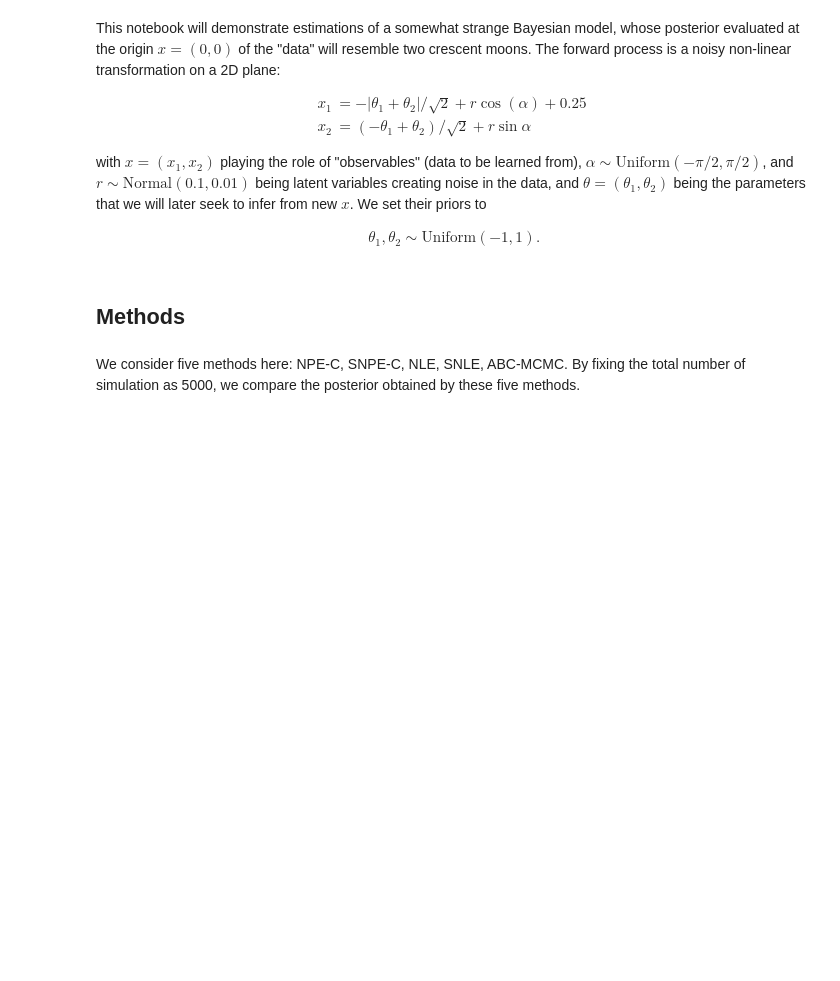
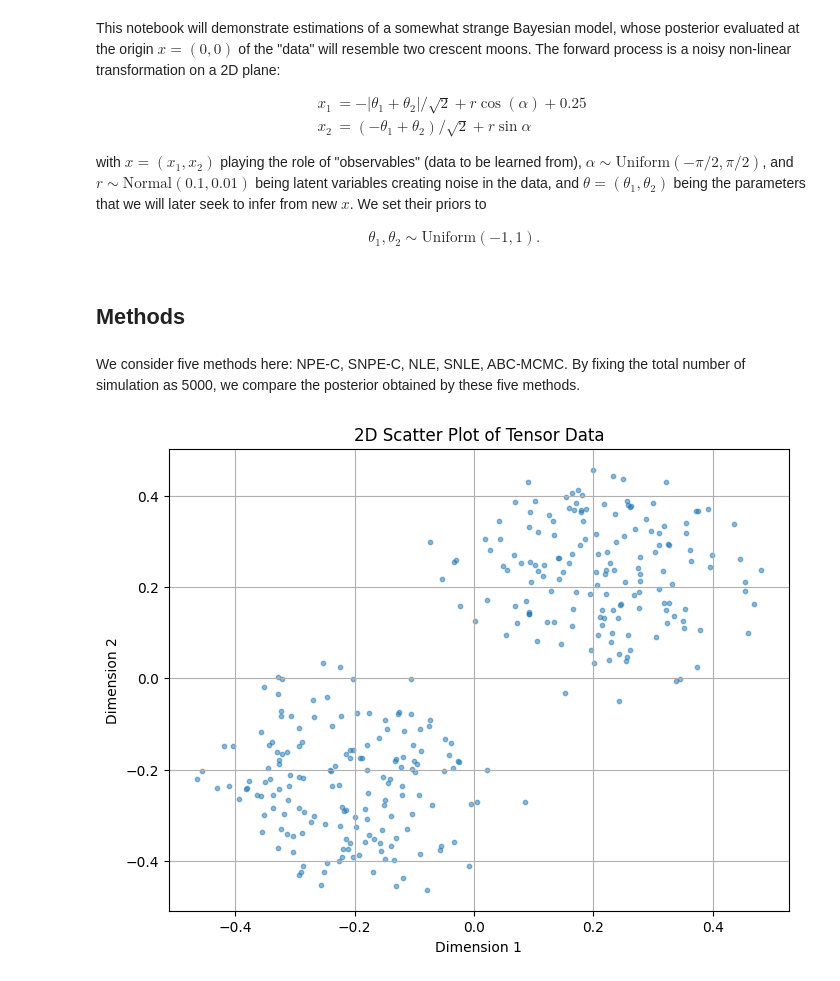
Before and after one commit to haochu-liu/likelihood-free, a Jupyter notebook: python/two_moon.ipynb, the cells around one changed output. Drawn from its saved outputs; the diff is of its cells as text; code cells hidden in the pictures; blank space fills up the shorter version.

Commit message:
two moons ipynb

```diff
--- a/python/two_moon.ipynb
+++ b/python/two_moon.ipynb
@@ -37,16 +54,44 @@ We consider five methods here: NPE-C, SNPE-C, NLE, SNLE, ABC-MCMC. By fixing the
 # %%
 def load_post_data(method_str, simulation_budget_str, dir_prefix=""):
-    d = defaultdict(dict)
-    d["post_samples"] = defaultdict(dict)
+    d = []
+    MMD_list = []
 
-    for seed in config.seeds:
-        d["post_samples"][simulation_budget_str][seed] = np.loadtxt(
+    for i in range(len(config.seeds)):
+        seed = config.seeds[i]
+        post_matrix = np.loadtxt(
             f"../output/two_moons/{dir_prefix}{method_str}_post_sims{simulation_budget_str}_seed{seed}.csv",
             delimiter=",",
+                                 )
+        d.append(post_matrix)
+
+        post_len = post_matrix.shape[0]
+        analytic_posterior_samples = two_moon_sim.analytic_posterior_numpy(two_moon_sim.x_o_numpy, post_len)
+        MMD = maximum_mean_discrepancy(
+            analytic_posterior_samples,
+            post_matrix,
+            kernel="gaussian",
+            squared=False,
         )
+        MMD_list.append(float(MMD))
 
-    d = dict(d)
-    d["post_samples"] = dict(d["post_samples"])
-
-    return d
+    return d, MMD_list
+# %%
+d, MMD_list = load_post_data("abc_mcmc", "5000")
+# %%
+data_np = d[0]
+
+# Extract x and y columns
+x = data_np[:, 0]
+y = data_np[:, 1]
+
+# Create the plot
+plt.figure(figsize=(8, 6))
+plt.scatter(x, y, alpha=0.5, s=10) # alpha for transparency, s for dot size
+plt.title("2D Scatter Plot of Tensor Data")
+plt.xlabel("Dimension 1")
+plt.ylabel("Dimension 2")
+plt.grid(True)
+plt.show()
+# %% [output]
+[figure, added]
 # %%
```
Also changed, not shown: parts of 2 cells of this notebook, 12 other files.
